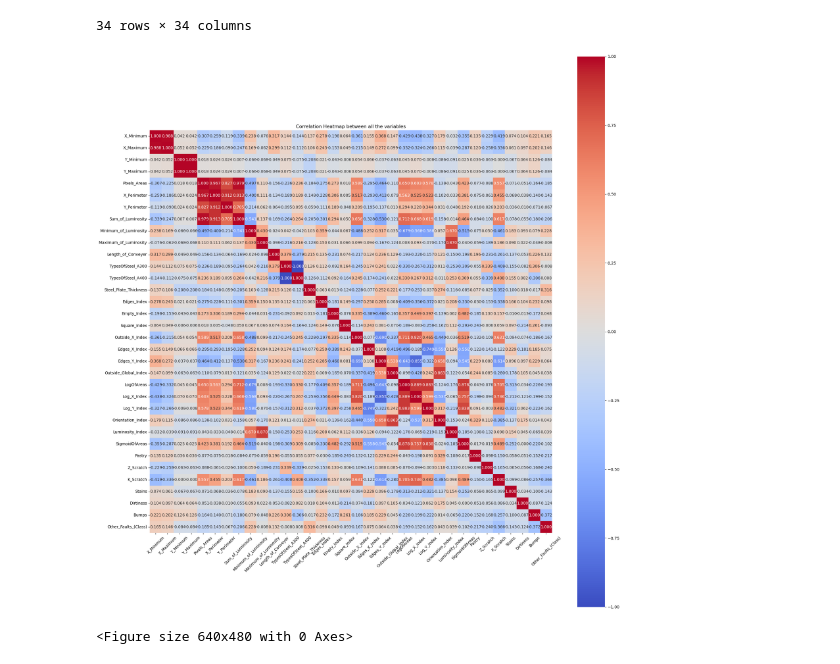
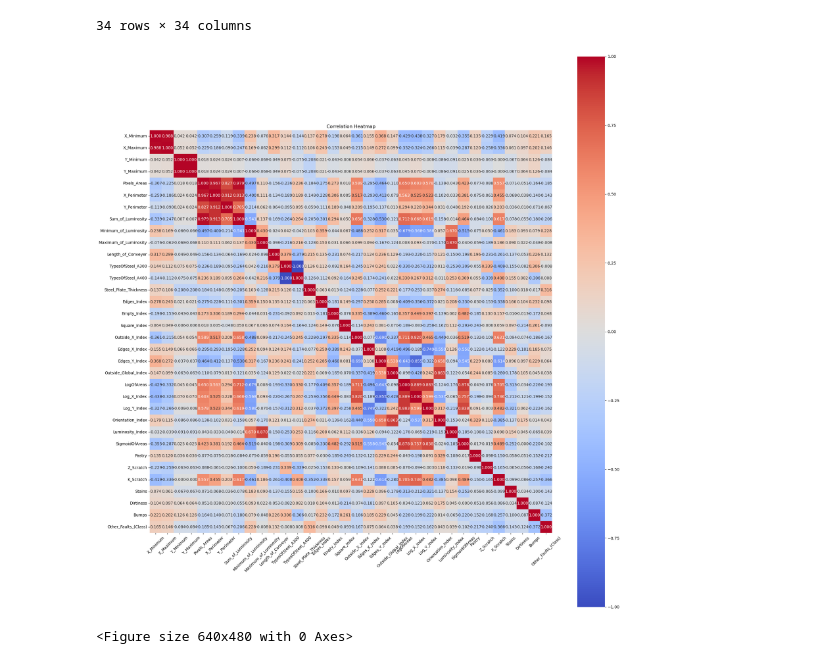
Before and after one commit to AmalAkh/zneus-project-1, a Jupyter notebook: eda.ipynb, the cells around one changed output. Saved outputs shown, nothing was run; the diff lists cells and outputs as text; code cells hidden in the pictures.

```diff
--- a/eda.ipynb
+++ b/eda.ipynb
@@ -103,12 +123,12 @@ corr_matrix
 # %%
 plt.figure(figsize=(20, 20))
 sns.heatmap(corr_matrix, cmap='coolwarm', fmt=".3f", vmin=-1, vmax=1, center=0, annot=True, square=True)
-plt.title("Correlation Heatmap between all the variables")
+plt.title("Correlation Heatmap")
 plt.xticks(rotation=45)
 plt.tight_layout()
 plt.show()
 # %% [output]
-[figure, old version]
+[figure, new version]
 # %%
 plt.figure()
 nitems = len(df.columns)
```
Also changed, not shown: parts of 5 cells of this notebook.
